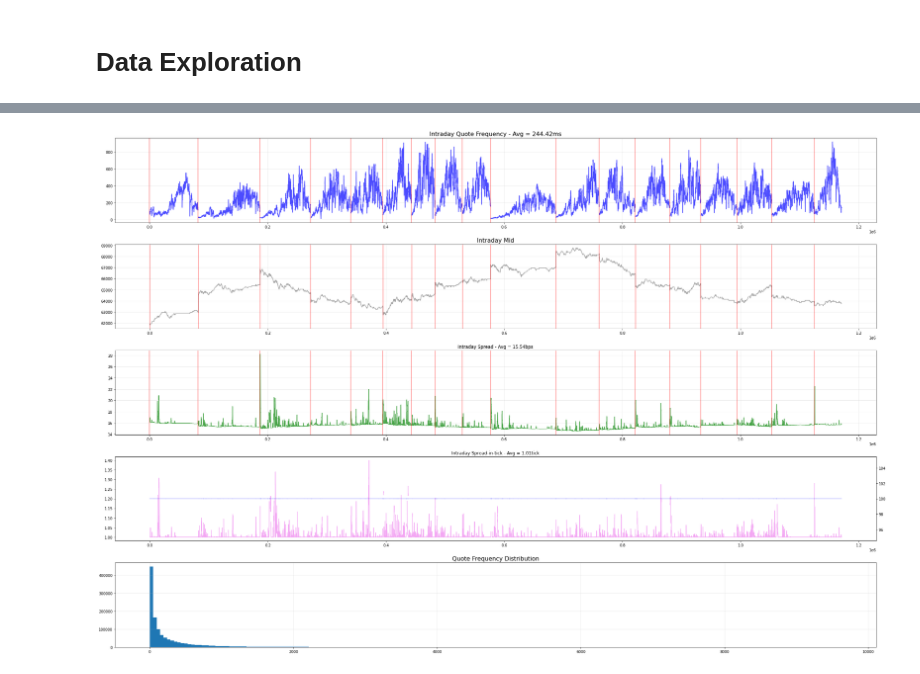
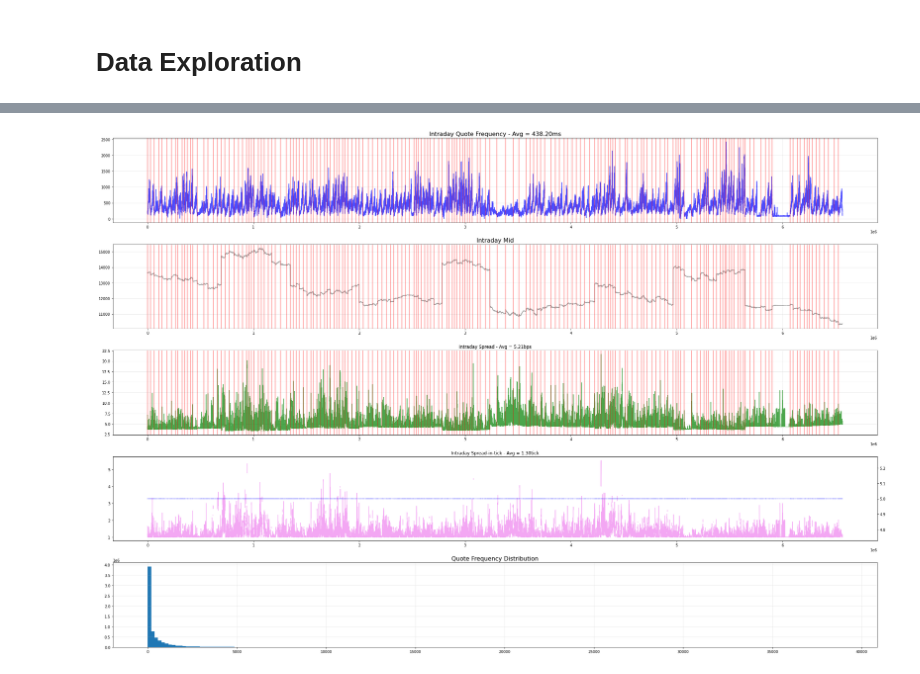
Before and after one commit to anthonywah/mafs6100-order-placement-strategy, a Jupyter notebook: data_exporation.ipynb, the cells around one changed output, grey strips where cells are left out. Cells and saved outputs as stored; diff of their text form; code cells hidden in the pictures.

```diff
--- a/data_exporation.ipynb
+++ b/data_exporation.ipynb
@@ -4,6 +4,7 @@
 from get_data import *
 import matplotlib.pyplot as plt
 # %%
-all_df = get_one_file(stock_code='2330', year_month='202201')
+# all_df = get_one_file(stock_code='0050', year_month='202201')
+all_df = get_one_stock_data(stock_code='0050')
 gb = all_df.groupby('date')
 # %% [output]
@@ -11,7 +12,7 @@ gb = all_df.groupby('date')
 # %%
 # Quote frequency plot
 start_date = '2022-01-01'
-end_date = '2022-01-31'
+end_date = '2022-10-31'
 
 df = all_df.loc[(all_df['date'] >= start_date) & (all_df['date'] <= end_date), :].reset_index(drop=True)
 fig, axs = plt.subplots(figsize=(30, 20), nrows=5)
@@ -27,31 +28,31 @@ ax_freq.grid(True, alpha=0.3)
 ax_mid.set_title(f'Intraday Mid', fontsize=16)
 ax_mid.plot(df['mid'], color='grey', alpha=0.7)
 ax_mid.grid(True, alpha=0.3)
 
 # Spread bps plot
 df.loc[:, 'spread_bps'] = 10000 * df['spread'] / df['mid']
 ax_spr.set_title(f'Intraday Spread - Avg = {df["spread_bps"].mean():.2f}bps')
 ax_spr.plot(df['spread_bps'].rolling(500).mean(), color='green', alpha=0.7)
 ax_spr.grid(True, alpha=0.3)
 
 # Spread in tick plot
 ax_spr_t.set_title(f'Intraday Spread-in-tick - Avg = {df["spread_in_tick"].mean():.2f}tick')
 ax_spr_t.plot(df['spread_in_tick'].rolling(500).mean(), color='violet', alpha=0.7)
 ax_spr_t2 = ax_spr_t.twinx()
 ax_spr_t2.plot(df['tick_size'], color='blue', alpha=0.3)
 ax_spr.grid(True, alpha=0.3)
 
 # Add V line indicating days
 for i, row in df.loc[df['intv'].isna(), :].iterrows():
     ax_freq.axvline(i, color='red', alpha=0.5)
     ax_mid.axvline(i, color='red', alpha=0.5)
     ax_spr.axvline(i, color='red', alpha=0.5)
 
 # Distribution
 ax_hist.set_title('Quote Frequency Distribution', fontsize=16)
 ax_hist.hist(df['intv'], bins=200)
 ax_hist.grid(True, alpha=0.3)
 fig.tight_layout()
 plt.show()
 # %% [output]
-[figure, old version]
+[figure, new version]
```
Also changed, not shown: parts of 1 cell of this notebook, 2 other files.
